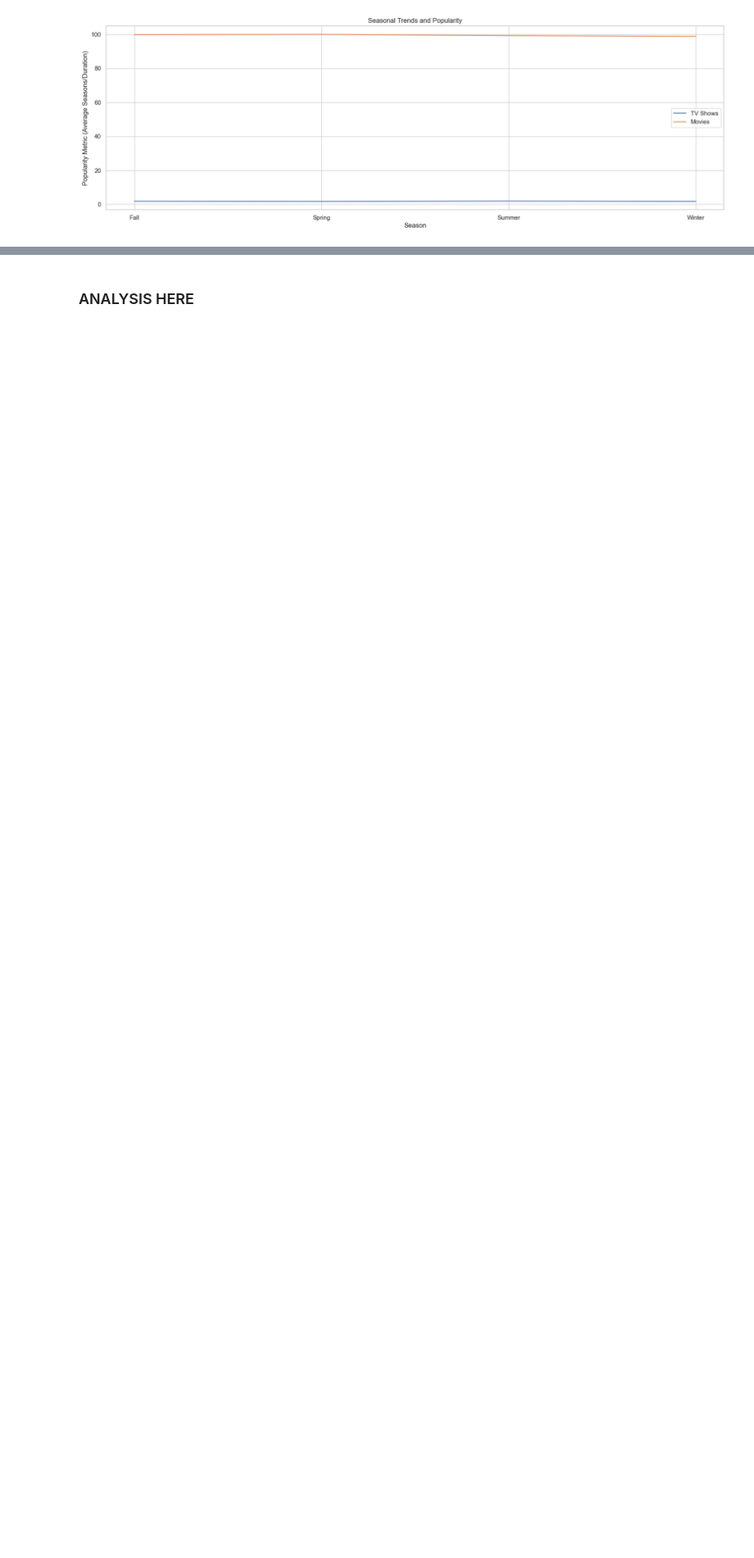
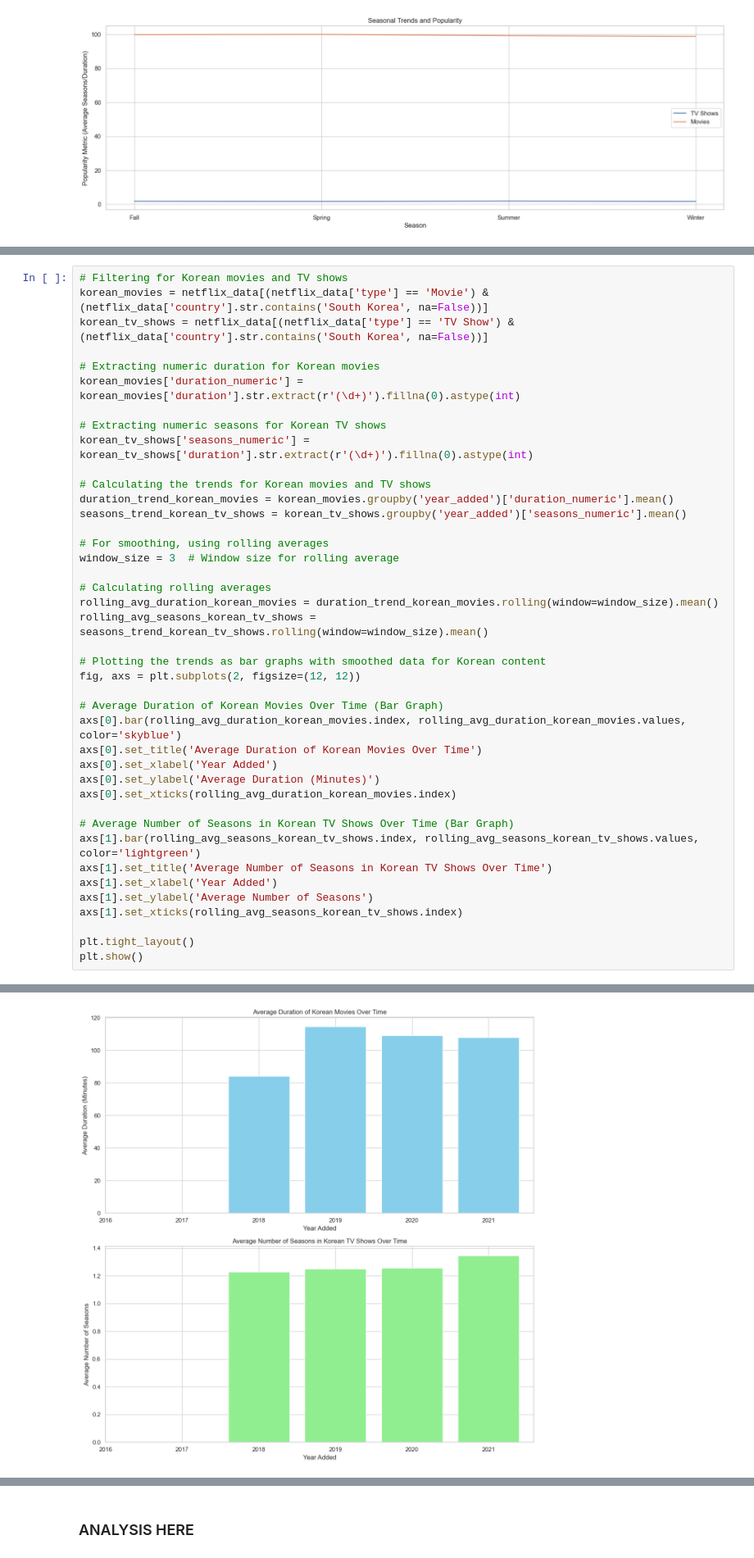
Before and after one commit to CSHieuV/MetaDataAnalysisCompetition, a Jupyter notebook: MetaAnalysis.ipynb, the cells around one changed output, grey strips where cells are left out. Shown at 82% size. Cells and saved outputs as stored; diff of their text form; blank space fills up the shorter version.

Commit message:
added south korean recommendations

```diff
--- a/MetaAnalysis.ipynb
+++ b/MetaAnalysis.ipynb
@@ -520,0 +574,42 @@ plt.show()
+# %%
+# Filtering for Korean movies and TV shows
+korean_movies = netflix_data[(netflix_data['type'] == 'Movie') & (netflix_data['country'].str.contains('South Korea', na=False))]
+korean_tv_shows = netflix_data[(netflix_data['type'] == 'TV Show') & (netflix_data['country'].str.contains('South Korea', na=False))]
+
+# Extracting numeric duration for Korean movies
+korean_movies['duration_numeric'] = korean_movies['duration'].str.extract(r'(\d+)').fillna(0).astype(int)
+
+# Extracting numeric seasons for Korean TV shows
+korean_tv_shows['seasons_numeric'] = korean_tv_shows['duration'].str.extract(r'(\d+)').fillna(0).astype(int)
+
+# Calculating the trends for Korean movies and TV shows
+duration_trend_korean_movies = korean_movies.groupby('year_added')['duration_numeric'].mean()
+seasons_trend_korean_tv_shows = korean_tv_shows.groupby('year_added')['seasons_numeric'].mean()
+
+# For smoothing, using rolling averages
+window_size = 3  # Window size for rolling average
+
+# Calculating rolling averages
+rolling_avg_duration_korean_movies = duration_trend_korean_movies.rolling(window=window_size).mean()
+rolling_avg_seasons_korean_tv_shows = seasons_trend_korean_tv_shows.rolling(window=window_size).mean()
+
+# Plotting the trends as bar graphs with smoothed data for Korean content
+fig, axs = plt.subplots(2, figsize=(12, 12))
+
+# Average Duration of Korean Movies Over Time (Bar Graph)
+axs[0].bar(rolling_avg_duration_korean_movies.index, rolling_avg_duration_korean_movies.values, color='skyblue')
+axs[0].set_title('Average Duration of Korean Movies Over Time')
+axs[0].set_xlabel('Year Added')
+axs[0].set_ylabel('Average Duration (Minutes)')
+axs[0].set_xticks(rolling_avg_duration_korean_movies.index)
+
+# Average Number of Seasons in Korean TV Shows Over Time (Bar Graph)
+axs[1].bar(rolling_avg_seasons_korean_tv_shows.index, rolling_avg_seasons_korean_tv_shows.values, color='lightgreen')
+axs[1].set_title('Average Number of Seasons in Korean TV Shows Over Time')
+axs[1].set_xlabel('Year Added')
+axs[1].set_ylabel('Average Number of Seasons')
+axs[1].set_xticks(rolling_avg_seasons_korean_tv_shows.index)
+
+plt.tight_layout()
+plt.show()
+# %% [output]
@@ -520,0 +626 @@ plt.show()
+[figure, added]
```
Also changed, not shown: parts of 8 cells of this notebook.
